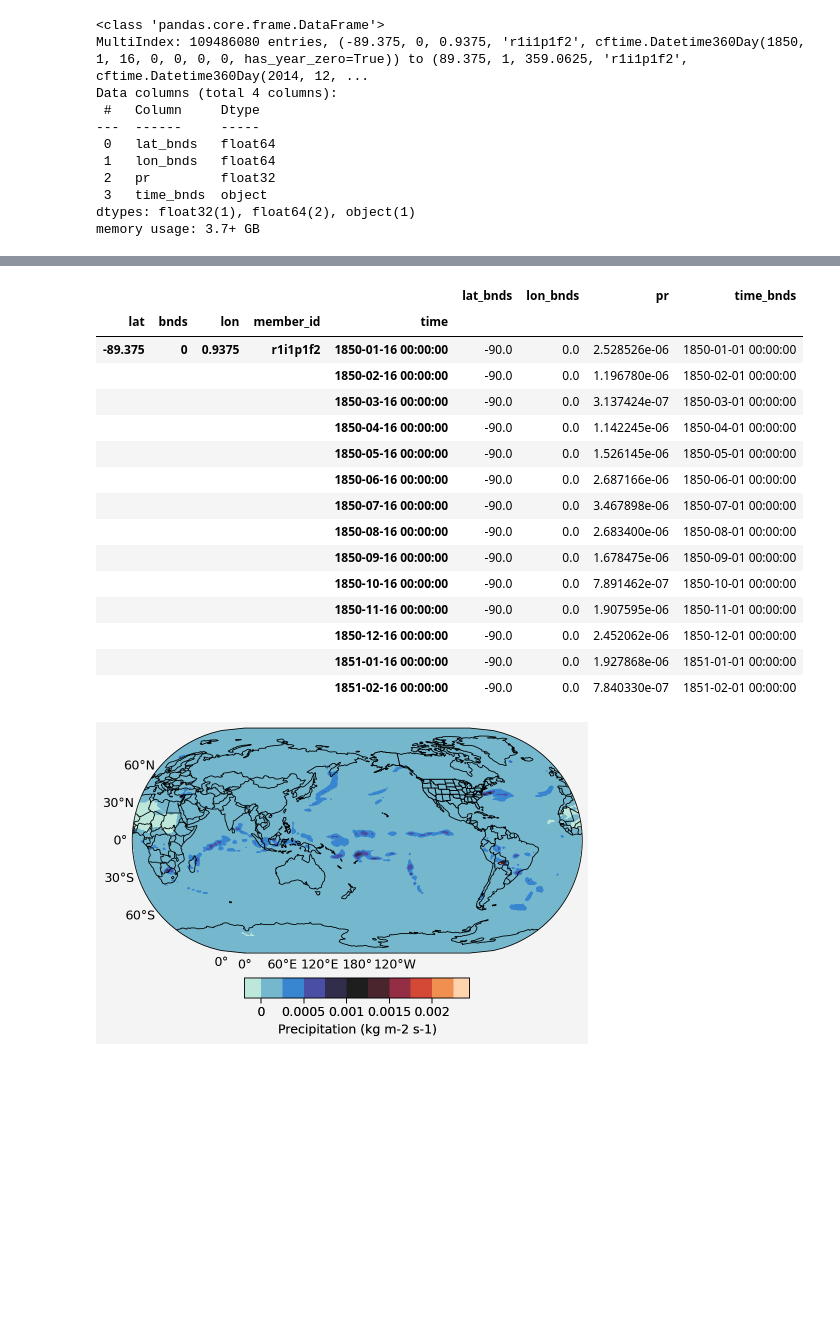
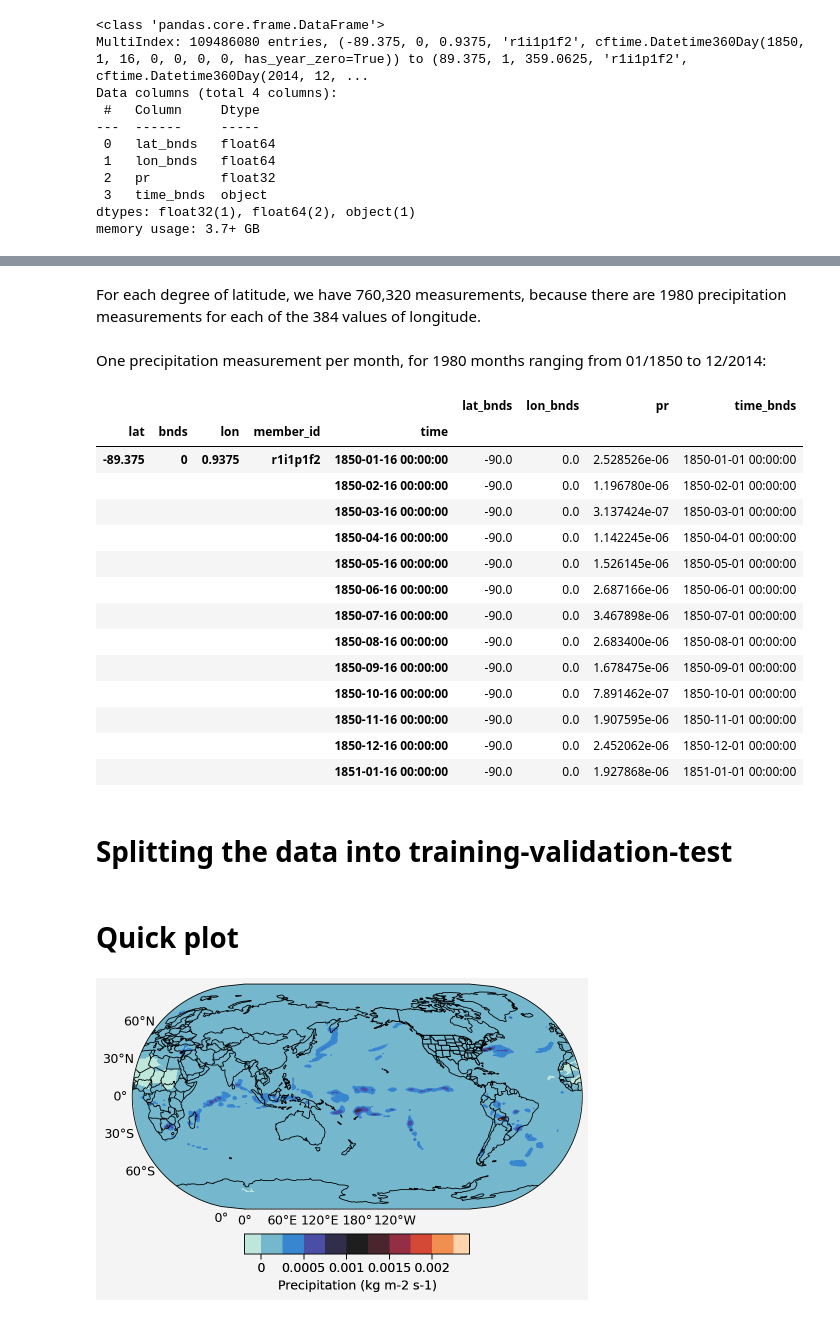
Before and after one commit to inwaves/climate-surrogate-model, a Jupyter notebook: Load_CMIP6_data.ipynb, the cells around one changed output, grey strips where cells are left out. Drawn from its saved outputs; the diff is of its cells as text; code cells hidden in the pictures; blank space fills up the shorter version.

```diff
--- a/Load_CMIP6_data.ipynb
+++ b/Load_CMIP6_data.ipynb
@@ -201,19 +184,24 @@ df.loc[df.index.get_level_values("lat") == -89.375]
+# %% [markdown]
+For each degree of latitude, we have 760,320 measurements, because there are 1980 precipitation measurements for each of the 384 values of longitude.
+# %% [markdown]
+One precipitation measurement per month, for 1980 months ranging from 01/1850 to 12/2014:
 # %%
-df.head(14)
+df.head(13)
 # %% [output]
 |  |  |  |  |  | lat_bnds | lon_bnds | pr | time_bnds |
 | lat | bnds | lon | member_id | time |  |  |  |  |
 | -89.375 | 0 | 0.9375 | r1i1p1f2 | 1850-01-16 00:00:00 | -90.0 | 0.0 | 2.528526e-06 | 1850-01-01 00:00:00 |
 |  |  |  |  | 1850-02-16 00:00:00 | -90.0 | 0.0 | 1.196780e-06 | 1850-02-01 00:00:00 |
 |  |  |  |  | 1850-03-16 00:00:00 | -90.0 | 0.0 | 3.137424e-07 | 1850-03-01 00:00:00 |
 |  |  |  |  | 1850-04-16 00:00:00 | -90.0 | 0.0 | 1.142245e-06 | 1850-04-01 00:00:00 |
 |  |  |  |  | 1850-05-16 00:00:00 | -90.0 | 0.0 | 1.526145e-06 | 1850-05-01 00:00:00 |
 |  |  |  |  | 1850-06-16 00:00:00 | -90.0 | 0.0 | 2.687166e-06 | 1850-06-01 00:00:00 |
 |  |  |  |  | 1850-07-16 00:00:00 | -90.0 | 0.0 | 3.467898e-06 | 1850-07-01 00:00:00 |
 |  |  |  |  | 1850-08-16 00:00:00 | -90.0 | 0.0 | 2.683400e-06 | 1850-08-01 00:00:00 |
 |  |  |  |  | 1850-09-16 00:00:00 | -90.0 | 0.0 | 1.678475e-06 | 1850-09-01 00:00:00 |
 |  |  |  |  | 1850-10-16 00:00:00 | -90.0 | 0.0 | 7.891462e-07 | 1850-10-01 00:00:00 |
 |  |  |  |  | 1850-11-16 00:00:00 | -90.0 | 0.0 | 1.907595e-06 | 1850-11-01 00:00:00 |
 |  |  |  |  | 1850-12-16 00:00:00 | -90.0 | 0.0 | 2.452062e-06 | 1850-12-01 00:00:00 |
 |  |  |  |  | 1851-01-16 00:00:00 | -90.0 | 0.0 | 1.927868e-06 | 1851-01-01 00:00:00 |
-|  |  |  |  | 1851-02-16 00:00:00 | -90.0 | 0.0 | 7.840330e-07 | 1851-02-01 00:00:00 |
+# %% [markdown]
+# Splitting the data into training-validation-test
@@ -220,3 +213,5 @@ df.head(14)
+# %% [markdown]
+# Quick plot
 # %%
 fig, ax = plot.subplots(axwidth=4.5, tight=True, proj='eck3', proj_kw={"lon_0": 180},)
 
```
Also changed, not shown: parts of 4 cells of this notebook.
